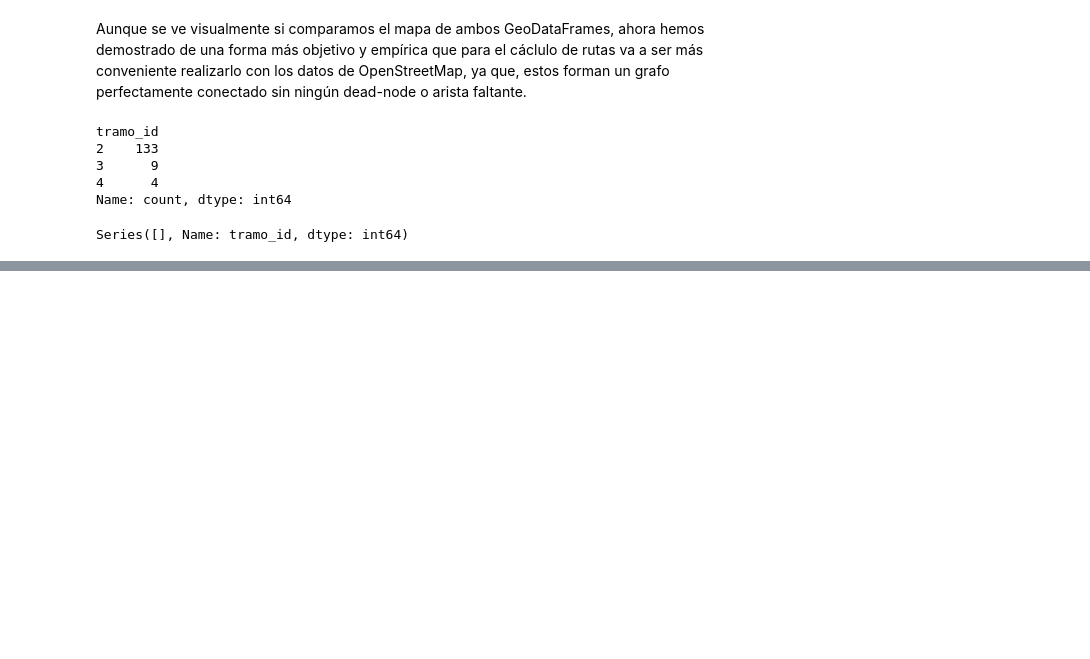
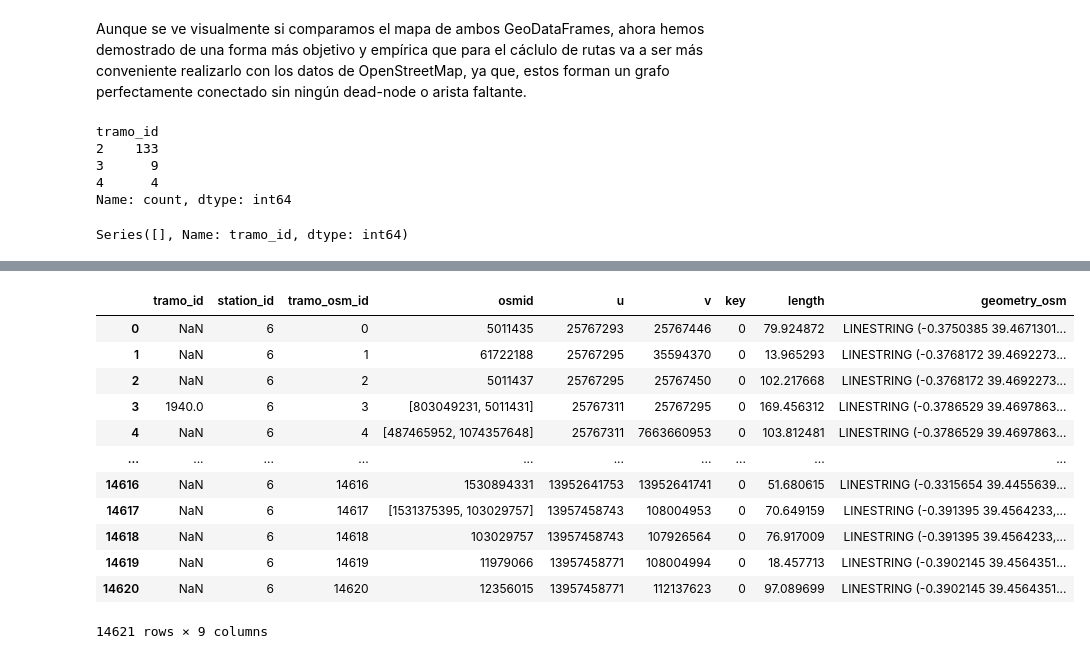
Before and after one commit to mbrazalez/smart-mobility-vlc, a Jupyter notebook: notebooks/EDA_ValenciaOpenData.ipynb, the cells around one changed output, grey strips where cells are left out. Cells and saved outputs as stored; diff of their text form; code cells hidden in the pictures; blank space fills up the shorter version.

```diff
--- a/notebooks/EDA_ValenciaOpenData.ipynb
+++ b/notebooks/EDA_ValenciaOpenData.ipynb
@@ -1435,0 +1450,19 @@ pd.read_csv("datasets/consolidated/mappings-entre-tramos.csv", sep=";").head()
+# %%
+# Guardamos el .csv
+mapping_final[["tramo_id", "station_id", "tramo_osm_id", "osmid", "u", "v", "key", "length", "geometry_osm"]].to_csv(path_or_buf="datasets/consolidated/mappings-entre-tramos.csv", sep=";", index=False)
+
+pd.read_csv("datasets/consolidated/mappings-entre-tramos.csv", sep=";")
+# %% [output]
+|  | tramo_id | station_id | tramo_osm_id | osmid | u | v | key | length | geometry_osm |
+| 0 | NaN | 6 | 0 | 5011435 | 25767293 | 25767446 | 0 | 79.924872 | LINESTRING (-0.3750385 39.4671301... |
+| 1 | NaN | 6 | 1 | 61722188 | 25767295 | 35594370 | 0 | 13.965293 | LINESTRING (-0.3768172 39.4692273... |
+| 2 | NaN | 6 | 2 | 5011437 | 25767295 | 25767450 | 0 | 102.217668 | LINESTRING (-0.3768172 39.4692273... |
+| 3 | 1940.0 | 6 | 3 | [803049231, 5011431] | 25767311 | 25767295 | 0 | 169.456312 | LINESTRING (-0.3786529 39.4697863... |
+| 4 | NaN | 6 | 4 | [487465952, 1074357648] | 25767311 | 7663660953 | 0 | 103.812481 | LINESTRING (-0.3786529 39.4697863... |
+| ... | ... | ... | ... | ... | ... | ... | ... | ... | ... |
+| 14616 | NaN | 6 | 14616 | 1530894331 | 13952641753 | 13952641741 | 0 | 51.680615 | LINESTRING (-0.3315654 39.4455639... |
+| 14617 | NaN | 6 | 14617 | [1531375395, 103029757] | 13957458743 | 108004953 | 0 | 70.649159 | LINESTRING (-0.391395 39.4564233,... |
+| 14618 | NaN | 6 | 14618 | 103029757 | 13957458743 | 107926564 | 0 | 76.917009 | LINESTRING (-0.391395 39.4564233,... |
+| 14619 | NaN | 6 | 14619 | 11979066 | 13957458771 | 108004994 | 0 | 18.457713 | LINESTRING (-0.3902145 39.4564351... |
+| 14620 | NaN | 6 | 14620 | 12356015 | 13957458771 | 112137623 | 0 | 97.089699 | LINESTRING (-0.3902145 39.4564351... |
+14621 rows × 9 columns
```
Also changed, not shown: parts of 7 cells of this notebook, 9 other files.
